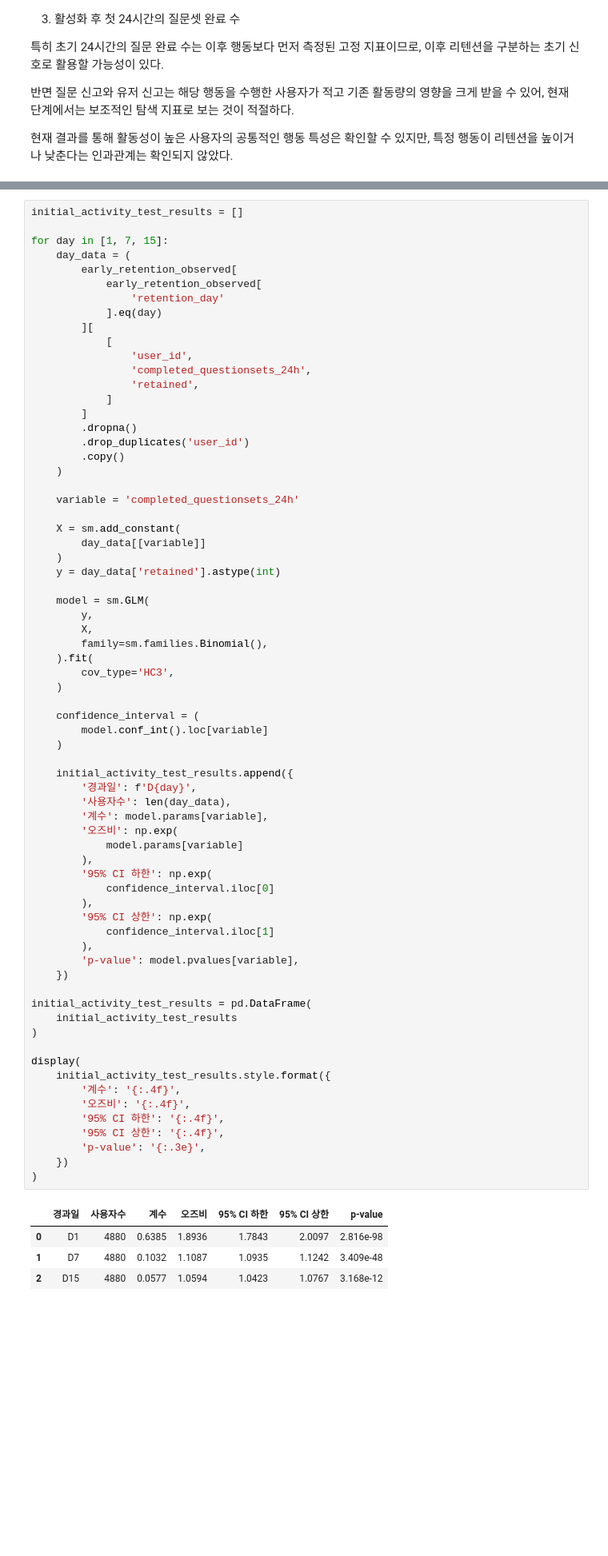
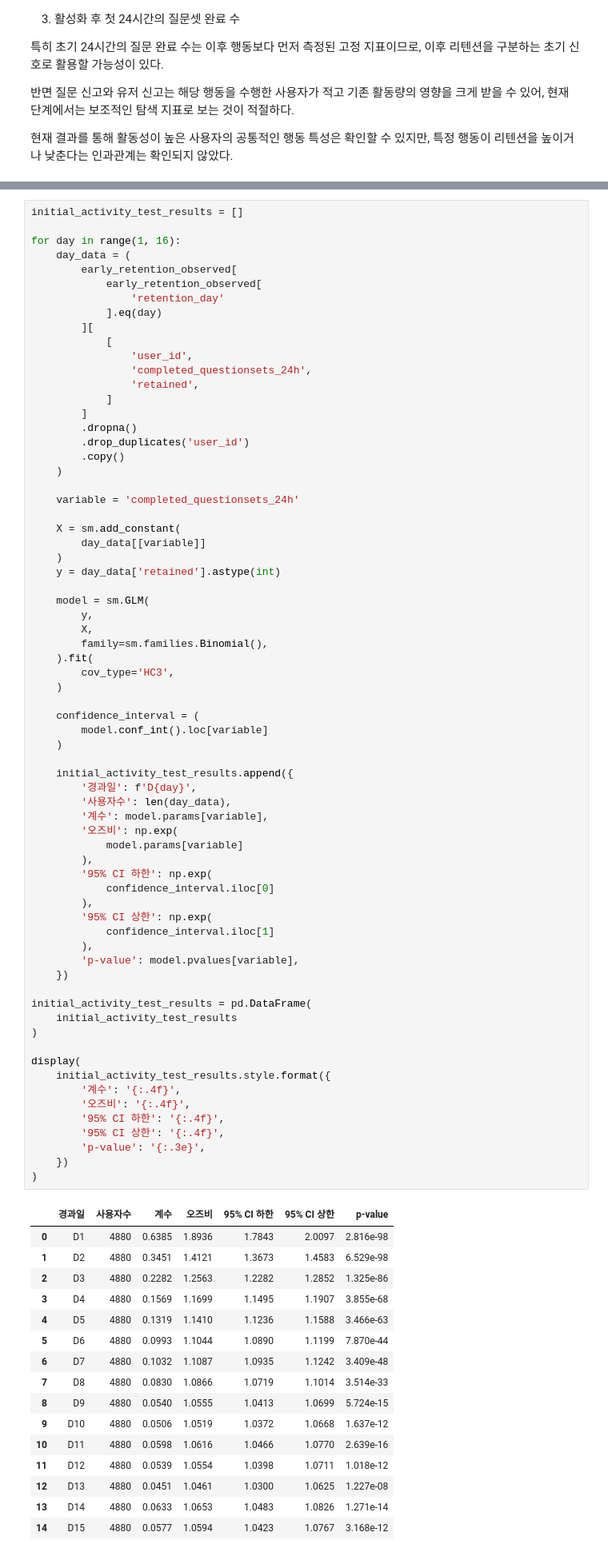
Before and after one commit to zoo-no-s/sns_service_analysis, a Jupyter notebook: notebooks/retention_zoonos.ipynb, the cells around one changed output, grey strips where cells are left out. Shown at 80% size. Saved outputs shown, nothing was run; the diff lists cells and outputs as text; blank space fills up the shorter version.

```diff
--- a/notebooks/retention_zoonos.ipynb
+++ b/notebooks/retention_zoonos.ipynb
@@ -5270,7 +5276,7 @@ plt.show()
 # %%
 initial_activity_test_results = []
 
-for day in [1, 7, 15]:
+for day in range(1, 16):
     day_data = (
         early_retention_observed[
             early_retention_observed[
@@ -5312,35 +5318,47 @@ for day in [1, 7, 15]:
         '사용자수': len(day_data),
         '계수': model.params[variable],
         '오즈비': np.exp(
             model.params[variable]
         ),
         '95% CI 하한': np.exp(
             confidence_interval.iloc[0]
         ),
         '95% CI 상한': np.exp(
             confidence_interval.iloc[1]
         ),
         'p-value': model.pvalues[variable],
     })
 
 initial_activity_test_results = pd.DataFrame(
     initial_activity_test_results
 )
 
 display(
     initial_activity_test_results.style.format({
         '계수': '{:.4f}',
         '오즈비': '{:.4f}',
         '95% CI 하한': '{:.4f}',
         '95% CI 상한': '{:.4f}',
         'p-value': '{:.3e}',
     })
 )
 # %% [output]
 |  | 경과일 | 사용자수 | 계수 | 오즈비 | 95% CI 하한 | 95% CI 상한 | p-value |
 | 0 | D1 | 4880 | 0.6385 | 1.8936 | 1.7843 | 2.0097 | 2.816e-98 |
-| 1 | D7 | 4880 | 0.1032 | 1.1087 | 1.0935 | 1.1242 | 3.409e-48 |
-| 2 | D15 | 4880 | 0.0577 | 1.0594 | 1.0423 | 1.0767 | 3.168e-12 |
+| 1 | D2 | 4880 | 0.3451 | 1.4121 | 1.3673 | 1.4583 | 6.529e-98 |
+| 2 | D3 | 4880 | 0.2282 | 1.2563 | 1.2282 | 1.2852 | 1.325e-86 |
+| 3 | D4 | 4880 | 0.1569 | 1.1699 | 1.1495 | 1.1907 | 3.855e-68 |
+| 4 | D5 | 4880 | 0.1319 | 1.1410 | 1.1236 | 1.1588 | 3.466e-63 |
+| 5 | D6 | 4880 | 0.0993 | 1.1044 | 1.0890 | 1.1199 | 7.870e-44 |
+| 6 | D7 | 4880 | 0.1032 | 1.1087 | 1.0935 | 1.1242 | 3.409e-48 |
+| 7 | D8 | 4880 | 0.0830 | 1.0866 | 1.0719 | 1.1014 | 3.514e-33 |
+| 8 | D9 | 4880 | 0.0540 | 1.0555 | 1.0413 | 1.0699 | 5.724e-15 |
+| 9 | D10 | 4880 | 0.0506 | 1.0519 | 1.0372 | 1.0668 | 1.637e-12 |
+| 10 | D11 | 4880 | 0.0598 | 1.0616 | 1.0466 | 1.0770 | 2.639e-16 |
+| 11 | D12 | 4880 | 0.0539 | 1.0554 | 1.0398 | 1.0711 | 1.018e-12 |
+| 12 | D13 | 4880 | 0.0451 | 1.0461 | 1.0300 | 1.0625 | 1.227e-08 |
+| 13 | D14 | 4880 | 0.0633 | 1.0653 | 1.0483 | 1.0826 | 1.271e-14 |
+| 14 | D15 | 4880 | 0.0577 | 1.0594 | 1.0423 | 1.0767 | 3.168e-12 |
 # %% [markdown]
 ### 💡 정리
 - 활성화 후 첫 24시간의 질문셋 완료 수와 D1·D7·D15 리텐션의 관계를 각각 단일변수 로지스틱 회귀로 검정하였다.
```
Also changed, not shown: parts of 66 cells of this notebook.
